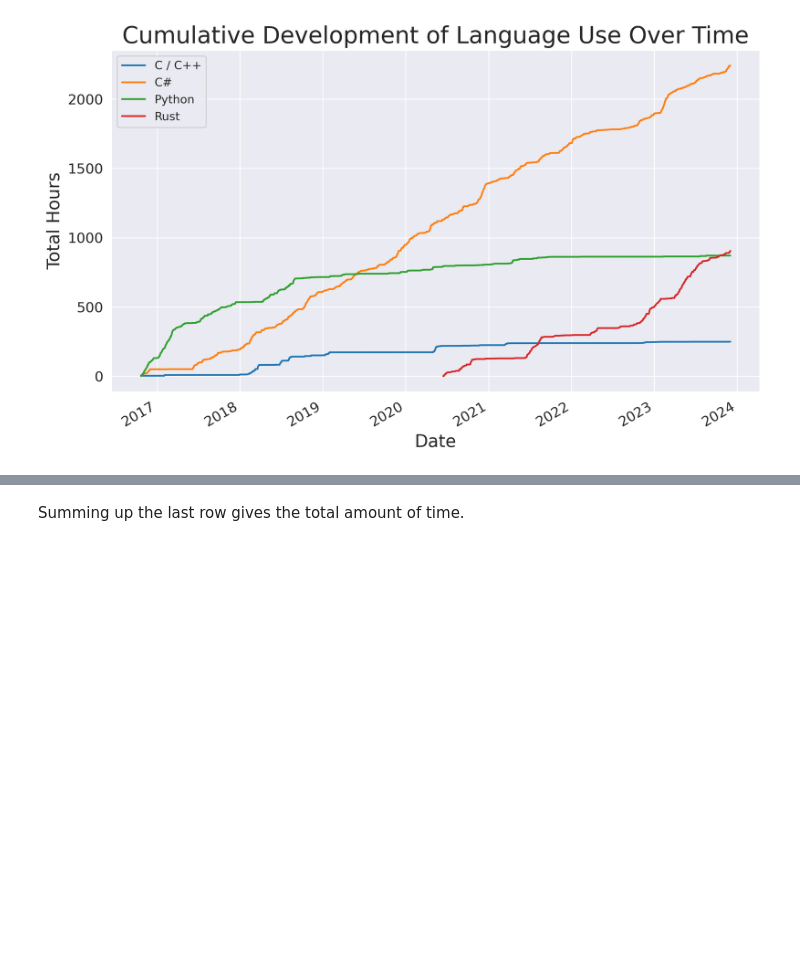
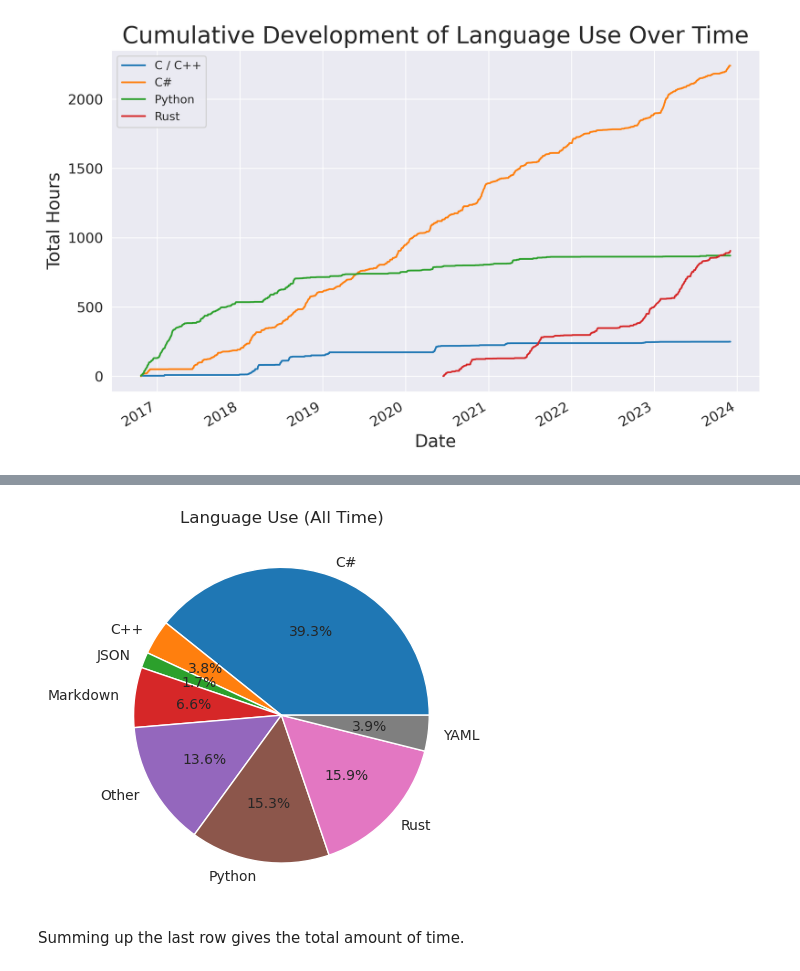
Before and after one commit to sunsided/coding-stats, a Jupyter notebook: exploration.ipynb, the cells around one changed output, grey strips where cells are left out. Drawn from its saved outputs; the diff is of its cells as text; code cells hidden in the pictures; blank space fills up the shorter version.

Commit message:
Add language pie chart

```diff
--- a/exploration.ipynb
+++ b/exploration.ipynb
@@ -78,3 +78,6 @@ ax.legend()
 plt.show()
 # %% [output]
 [figure]
+# %%
+last = cumulative.tail(1).transpose()
+last
@@ -80,0 +99,11 @@ plt.show()
+# %%
+total = last.sum().iloc[0]
+threshold = total * 0.01
+def replace_small_values(row):
+    if row.iloc[0] < threshold:
+        row['Language'] = 'Other'
+    else:
+        row['Language'] = row.name
+    return row
+last_filtered = last.apply(replace_small_values, axis=1).groupby('Language').sum()
+last_filtered
@@ -81,3 +121,9 @@ plt.show()
+# %%
+plt.pie(last_filtered.values.flatten(), labels=last_filtered.index, autopct='%1.1f%%')
+plt.title('Language Use (All Time)')
+plt.show();
+# %% [output]
+[figure, added]
 # %% [markdown]
 Summing up the last row gives the total amount of time.
 # %%
```
Also changed, not shown: parts of 2 cells of this notebook.
